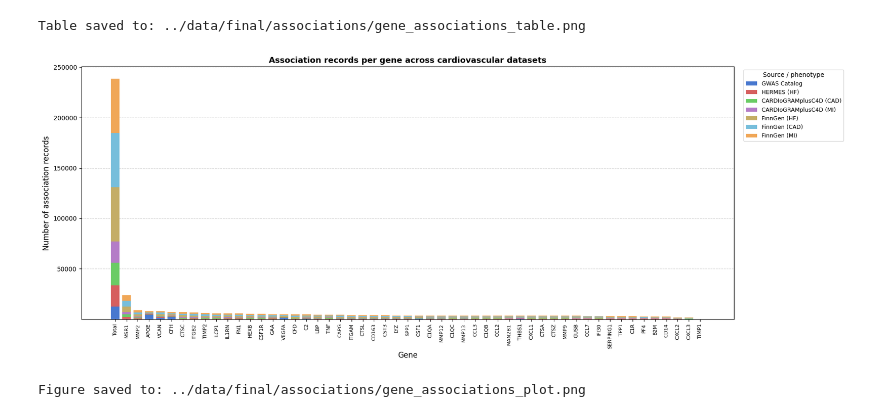
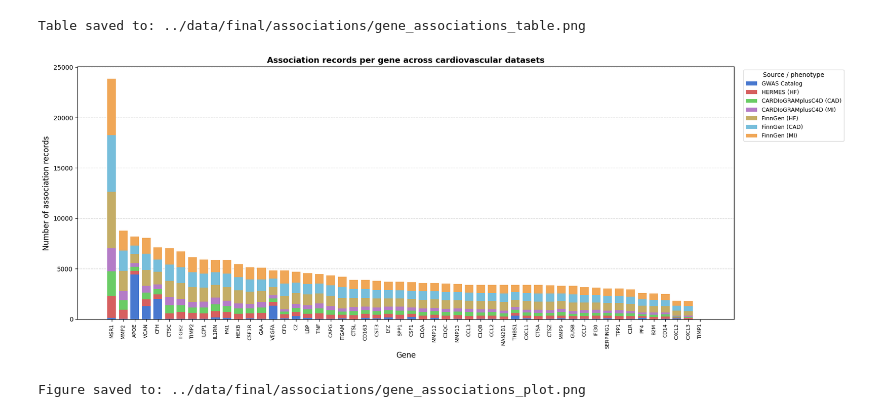
Before and after one commit to endrit-jakupi/Computational-Analysis-of-Macrophage-Gene-SNPs-across-Several-Cardiovascular-Datasets, a Jupyter notebook: notebooks/06_cardiovascular_associations.ipynb, the cells around one changed output. Cells and saved outputs as stored; diff of their text form; code cells hidden in the pictures.

Commit message:
Fixed an error in the plot figure

```diff
--- a/notebooks/06_cardiovascular_associations.ipynb
+++ b/notebooks/06_cardiovascular_associations.ipynb
@@ -586,6 +586,7 @@ legend_labels = [
 ]
 
 plot_df = gene_summary_df[plot_cols].copy()
+plot_df = plot_df.drop(index="Total", errors="ignore")
 
 row_totals = plot_df.sum(axis=1)
 plot_df = plot_df.loc[row_totals.sort_values(ascending=False).index]
@@ -597,32 +598,32 @@ for col, color, legend_label in zip(plot_cols, colors, legend_labels):
     values = plot_df[col].values
     ax.bar(plot_df.index, values, bottom=bottom, color=color, label=legend_label, width=0.75)
     bottom += values
 
 ax.set_xlabel("Gene", fontsize=12)
 ax.set_ylabel("Number of association records", fontsize=12)
 ax.set_title(
     "Association records per gene across cardiovascular datasets",
     fontsize=13, fontweight="bold"
 )
 ax.set_xticks(range(len(plot_df)))
 ax.set_xticklabels(plot_df.index, rotation=90, fontsize=8)
 ax.legend(
     title="Source / phenotype",
     bbox_to_anchor=(1.01, 1),
     loc="upper left",
     fontsize=9,
     title_fontsize=10,
 )
 ax.yaxis.grid(True, linestyle="--", alpha=0.5)
 ax.set_axisbelow(True)
 
 plt.tight_layout()
 
 fig_out = out_dir / "gene_associations_plot.png"
 fig.savefig(fig_out, dpi=300, bbox_inches="tight")
 plt.show()
 
 print(f"Figure saved to: {fig_out}")
 # %% [output]
-[figure, old version]
+[figure, new version]
 Figure saved to: ../data/final/associations/gene_associations_plot.png
```
Also changed, not shown: 1 other file.
